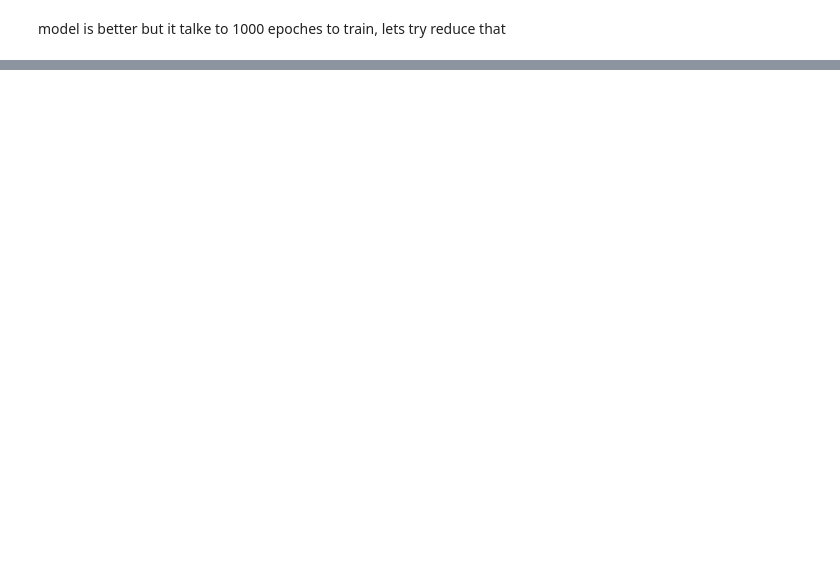
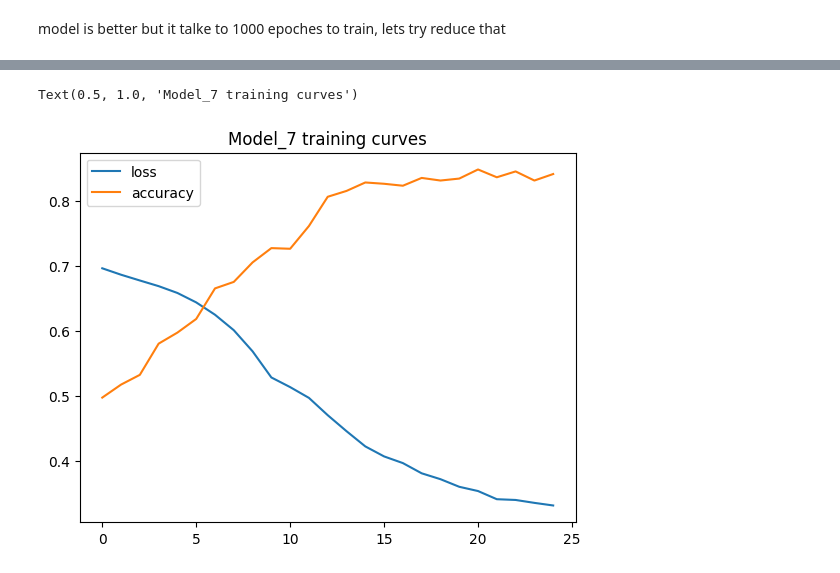
Before and after one commit to wayneotemah/Learing-TensorFlow, a Jupyter notebook: neural_net_classification.ipynb, the cells around one changed output, grey strips where cells are left out. Saved outputs shown, nothing was run; the diff lists cells and outputs as text; code cells hidden in the pictures; blank space fills up the shorter version.

```diff
--- a/neural_net_classification.ipynb
+++ b/neural_net_classification.ipynb
@@ -332,0 +418,19 @@ doing binary classifcation...
+# %%
+# lets lot a model with a non-lineat activation
+tf.random.set_seed(42)
+
+# 1. create model with non linear activation
+
+model_7=tf.keras.Sequential([
+    tf.keras.layers.Dense(4,activation = tf.keras.activations.relu),
+    tf.keras.layers.Dense(4,activation = tf.keras.activations.relu),
+    tf.keras.layers.Dense(1,activation = "sigmoid"),
+])
+
+model_7.compile(
+    loss = tf.keras.losses.BinaryCrossentropy(),
+    optimizer = tf.keras.optimizers.Adam(learning_rate=0.01),
+    metrics=['accuracy']
+)
+
+history = model_7.fit(X,y,epochs=25)
@@ -332,0 +504,7 @@ doing binary classifcation...
+# %%
+# Plot the loss curves
+pd.DataFrame(history.history).plot()
+plt.title("Model_7 training curves")
+# %% [output]
+Text(0.5, 1.0, 'Model_7 training curves')
+[figure, added]
```
Also changed, not shown: parts of 41 cells of this notebook.
